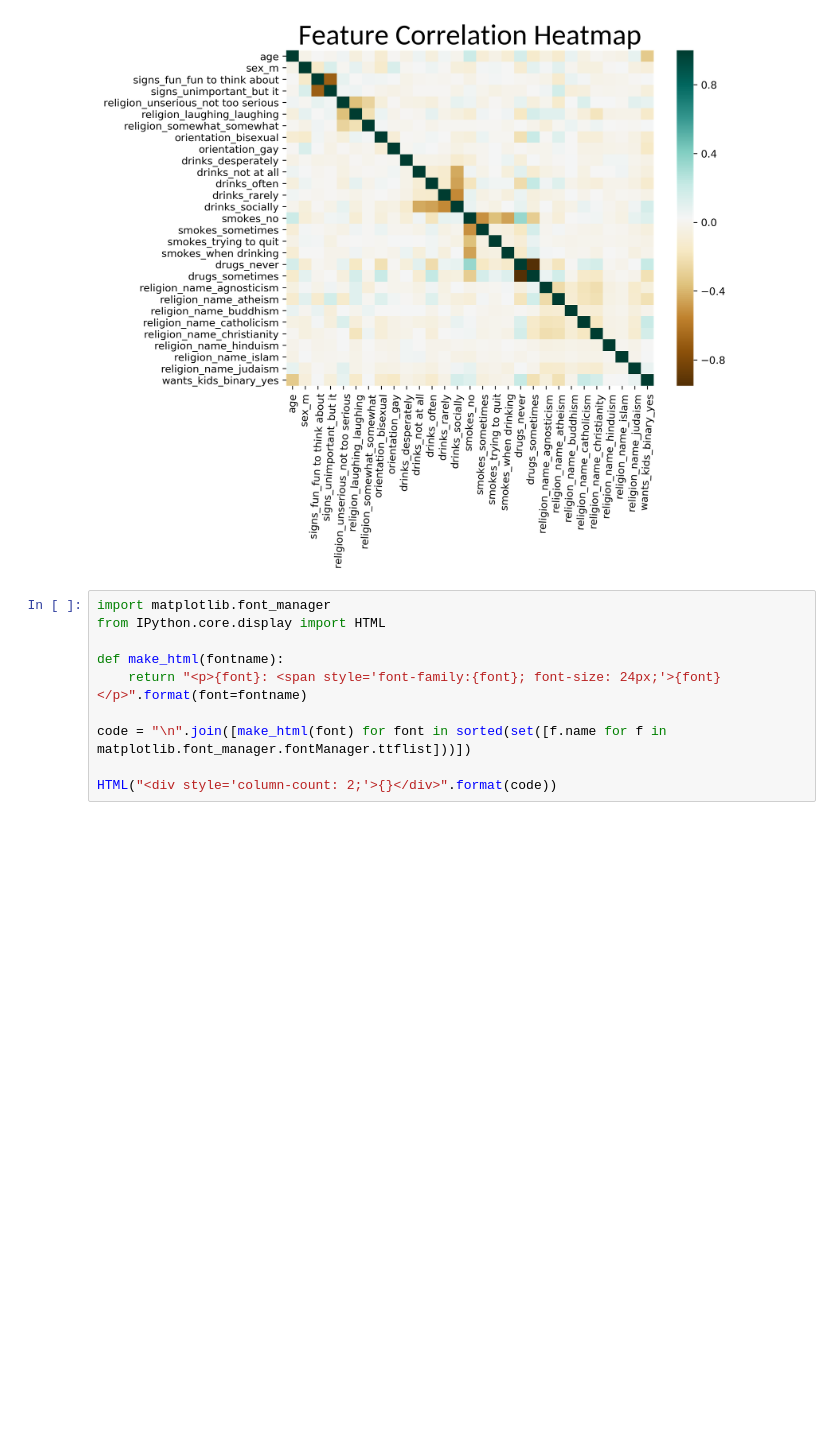
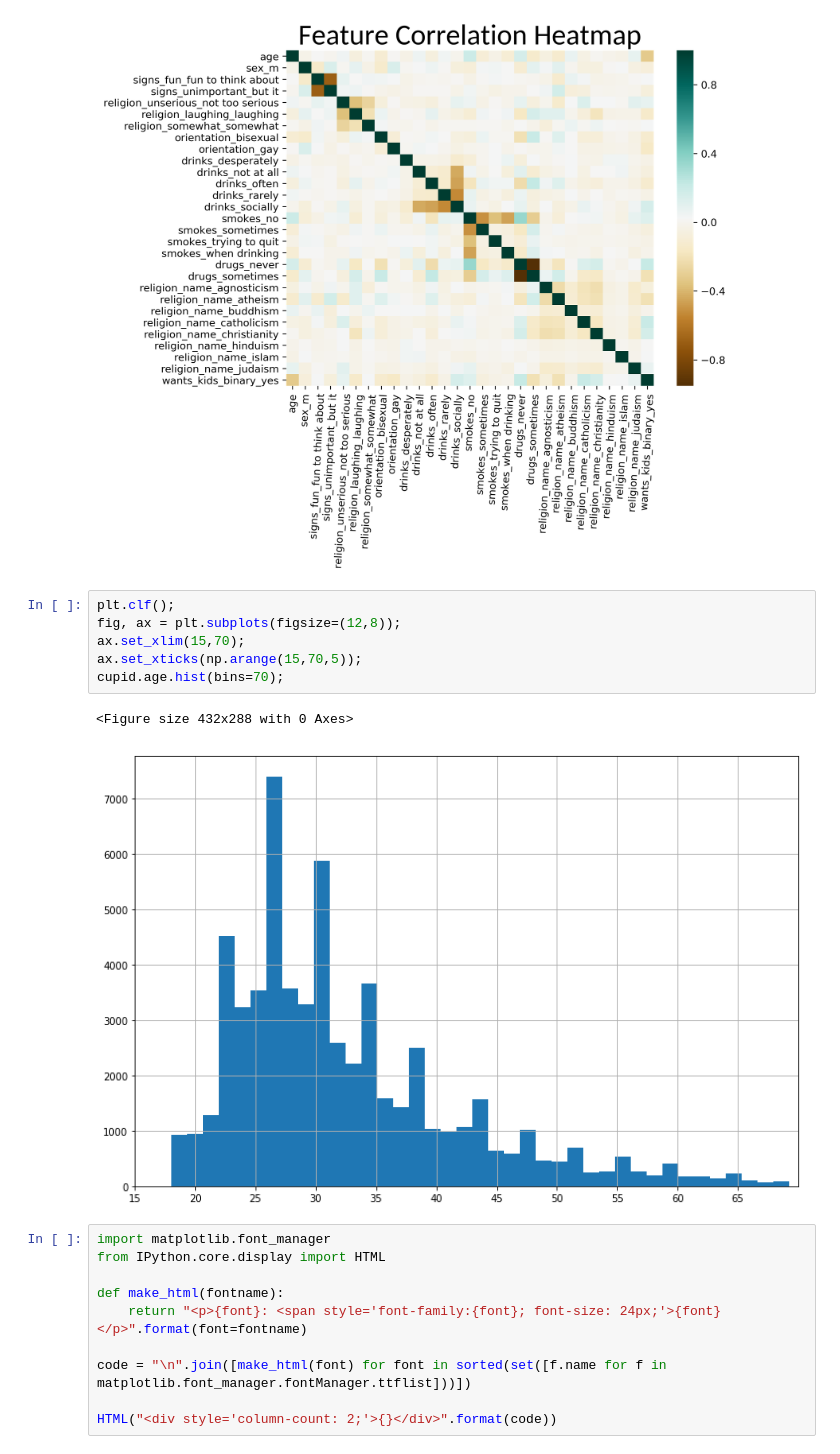
Before and after one commit to spencertollefson/okcupid_classification, a Jupyter notebook: Plots.ipynb, the cells around one changed output. Saved outputs shown, nothing was run; the diff lists cells and outputs as text; blank space fills up the shorter version.

```diff
--- a/Plots.ipynb
+++ b/Plots.ipynb
@@ -762,6 +762,15 @@ fig = sns_heat.get_figure()
 fig.savefig('./images/CorrelationHeatmap.png', format='png', dpi=300, bbox_inches='tight', transparent=True, **titlefont)
 # %% [output]
 [figure]
+# %%
+plt.clf();
+fig, ax = plt.subplots(figsize=(12,8));
+ax.set_xlim(15,70);
+ax.set_xticks(np.arange(15,70,5));
+cupid.age.hist(bins=70);
+# %% [output]
+<Figure size 432x288 with 0 Axes>
+[figure, added]
 # %%
 import matplotlib.font_manager
 from IPython.core.display import HTML
```
Also changed, not shown: 2 other files.
